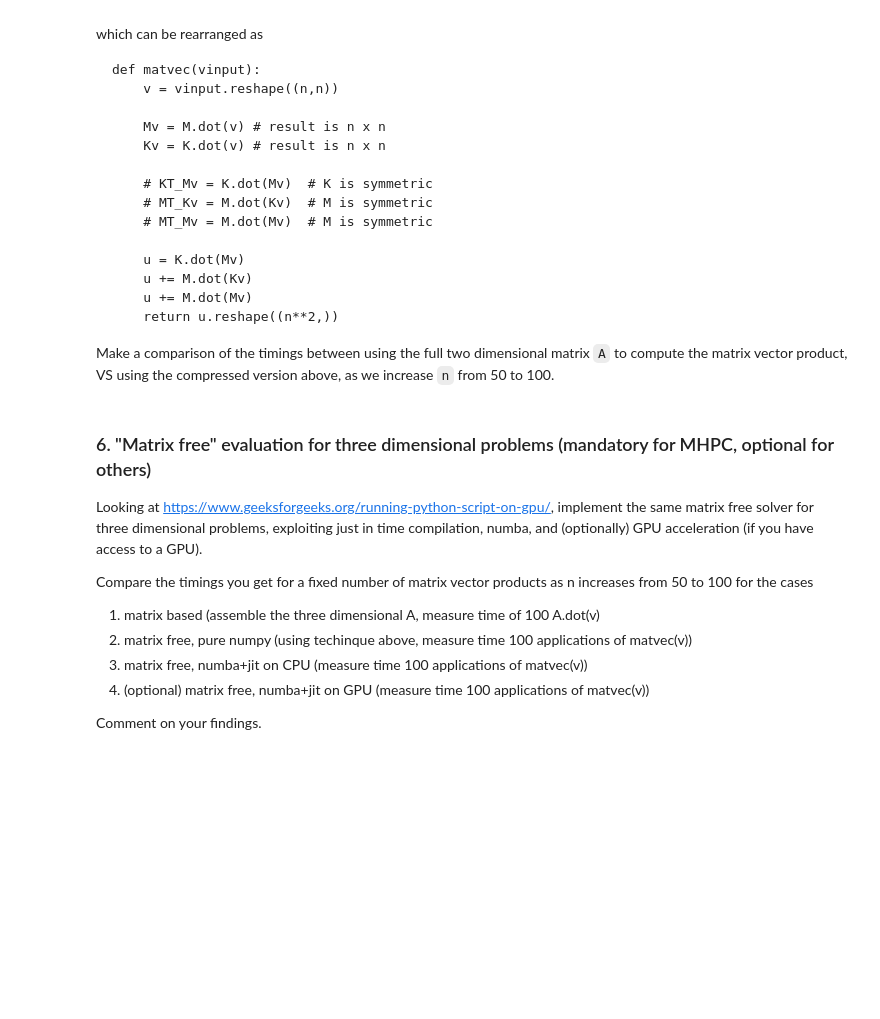
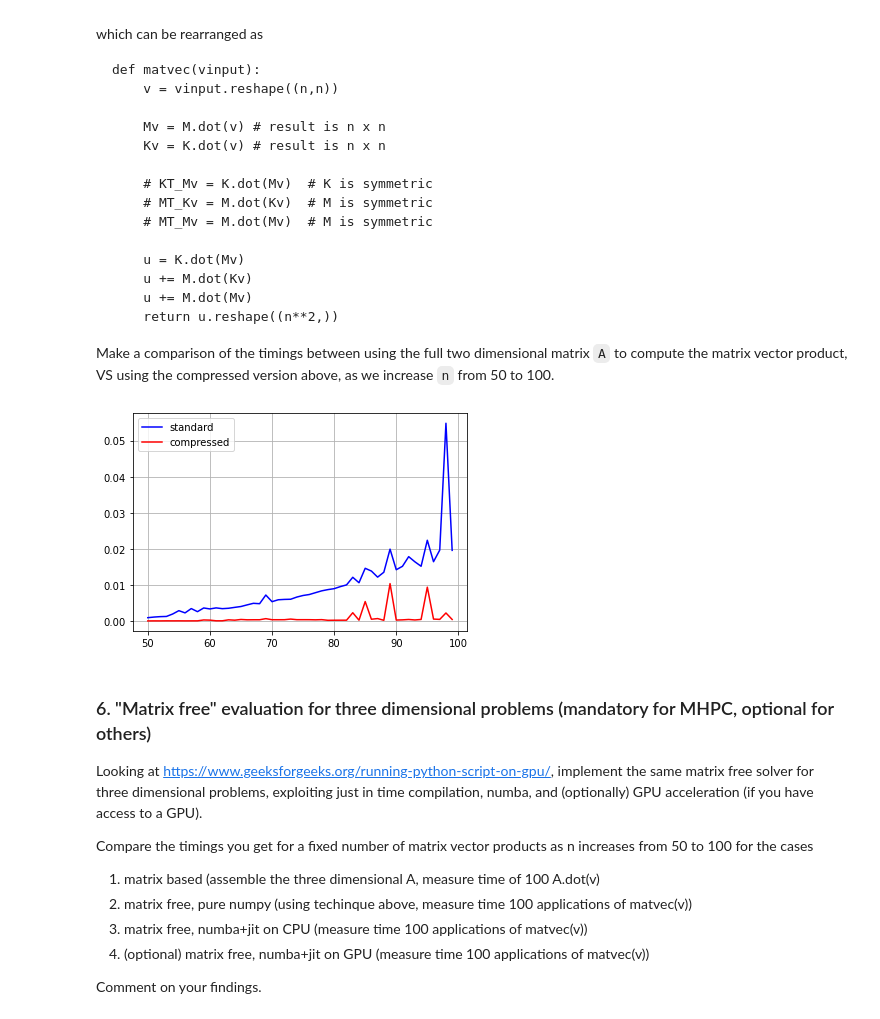
Before and after one commit to daniele-irto/na_exam, a Jupyter notebook: final_project.ipynb, the cells around one changed output. Cells and saved outputs as stored; diff of their text form; code cells hidden in the pictures; blank space fills up the shorter version.

```diff
--- a/final_project.ipynb
+++ b/final_project.ipynb
@@ -400,8 +401,8 @@ def matvec(src):
 
 build a conjugate gradient method that only uses the function `matvec` to evaluate `A.dot(src)`.
 # %%
-def matvec(A, src):
-    return A.dot(src)
+def matvec(A, v):
+    return A.dot(v)
 # %%
 def cg(matvec, b, x0, tol=1e-5, maxiter=10000):
 
@@ -495,3 +509,37 @@ Make a comparison of the timings between using the full two dimensional matrix `
+# %%
+n = 50
+K, M, A = compute_one_dimensional_matrices(n)
+KK, MM, AA = compute_two_dimensional_matrices(n)
+v_one_d = np.random.rand(n)
+v_two_d = np.random.rand(n**2)
+# %%
+def get_time(n, comp=False):
+
+    start = time.time()
+    _ = matvec_compressed(M, K, v_two_d) if comp else matvec(AA, v_two_d)
+    end = time.time()
+
+    return end-start
+# %%
+times_matvec = []
+times_matvec_comp = []
+
+for n in range(50, 100):
+
+    K, M, A = compute_one_dimensional_matrices(n)
+    KK, MM, AA = compute_two_dimensional_matrices(n)
+    v_one_d = np.random.rand(n)
+    v_two_d = np.random.rand(n**2)
+
+    times_matvec.append(get_time(n, comp=False))
+    times_matvec_comp.append(get_time(n, comp=True))
+# %%
+plt.plot(range(50, 100), times_matvec, color='blue', label='standard')
+plt.plot(range(50, 100), times_matvec_comp, color='red', label='compressed')
+plt.legend()
+plt.grid()
+# %% [output]
+[figure, added]
 # %% [markdown]
 ### 6. "Matrix free" evaluation for three dimensional problems (mandatory for MHPC, optional for others)
 
```
Also changed, not shown: parts of 3 cells of this notebook, 1 other file.
